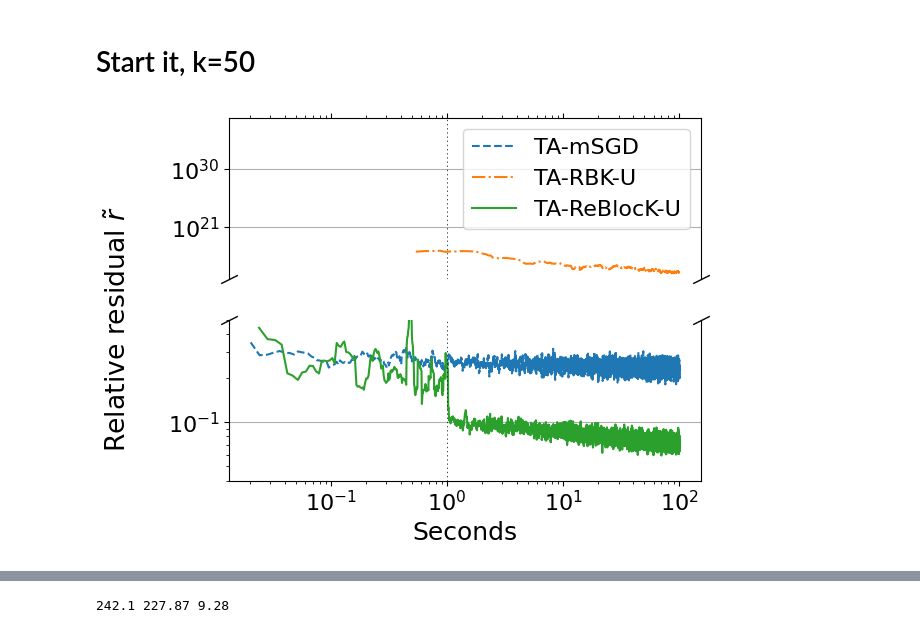
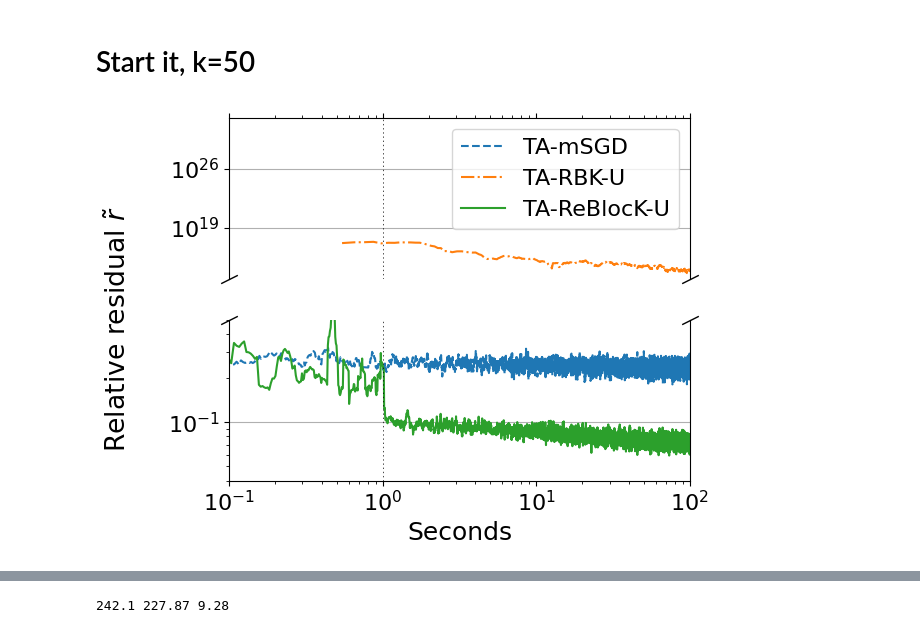
Before and after one commit to ggoldsh/block-kaczmarz-without-preprocessing, a Jupyter notebook: notebooks/NGD_examples.ipynb, the cells around one changed output, grey strips where cells are left out. Cells and saved outputs as stored; diff of their text form; code cells hidden in the pictures.

```diff
--- a/notebooks/NGD_examples.ipynb
+++ b/notebooks/NGD_examples.ipynb
@@ -311,7 +312,7 @@ params = start_params
 t_reblock, e_reblock, Tburn = block_kaczmarz(params, k, total_time, burn_time, get_reblock_step(lamb=lamb))
 # %%
 params = start_params
-t_rbk, e_rbk, Tburn = block_kaczmarz(params, k, total_time, burn_time, get_rbk_step())
+t_rbk, e_rbk, Tburn = block_kaczmarz(params, k, 20 * total_time, burn_time, get_rbk_step())
 # %%
 # See https://matplotlib.org/stable/gallery/subplots_axes_and_figures/broken_axis.html
 plt.rcParams.update({'font.size': 16})
@@ -327,38 +328,41 @@ ax1.plot(get_ts(t_reblock), get_es(e_reblock), label='TA-ReBlocK-U')
 ax1.axvline(1.0, color='black', dashes=[2,4], linewidth=0.5)
 ax1.set_yscale('log')
 ax1.set_xscale('log')
-ax1.set_ylim(1e13, 1e38)  # RBK
+ax1.set_xlim([1e-1, 1e2])
+ax1.set_ylim(1e13, 1e32)  # RBK
 ax1.grid(axis='y')
 
 
 ax2.plot(get_ts(t_sgd), get_es(e_sgd), label='TA-mSGD', linestyle='dashed')
 ax2.plot(get_ts(t_rbk), get_es(e_rbk), label='TA-RBK-U', linestyle='dashdot')
 ax2.plot(get_ts(t_reblock), get_es(e_reblock), label='TA-ReBlocK-U')
 ax2.axvline(1.0, color='black', dashes=[2,4], linewidth=0.5)
 ax2.set_yscale('log')
 ax2.set_xscale('log')
+ax1.set_xlim([1e-1, 1e2])
 ax2.set_ylim(0.04, 0.5)  # mSGD, ReBlocK
 ax2.grid(axis='y')
 
 ax1.legend(loc='upper right')
 
 # hide the spines between ax and ax2
 ax1.spines.bottom.set_visible(False)
 ax2.spines.top.set_visible(False)
 ax1.xaxis.tick_top()
 ax1.tick_params(labeltop=False)  # don't put tick labels at the top
 ax2.xaxis.tick_bottom()
 
 d = .5  # proportion of vertical to horizontal extent of the slanted line
 kwargs = dict(marker=[(-1, -d), (1, d)], markersize=12,
               linestyle="none", color='k', mec='k', mew=1, clip_on=False)
 ax1.plot([0, 1], [0, 0], transform=ax1.transAxes, **kwargs)
 ax2.plot([0, 1], [1, 1], transform=ax2.transAxes, **kwargs)
 
 ax2.set_xlabel("Seconds")
 fig.supylabel(r"Relative residual $\tilde{r}$")
 plt.tight_layout()
 
+
 plt.savefig("NN_start.pdf", bbox_inches='tight')
 # %% [output]
-[figure, old version]
+[figure, new version]
```
Also changed, not shown: parts of 2 cells of this notebook.
